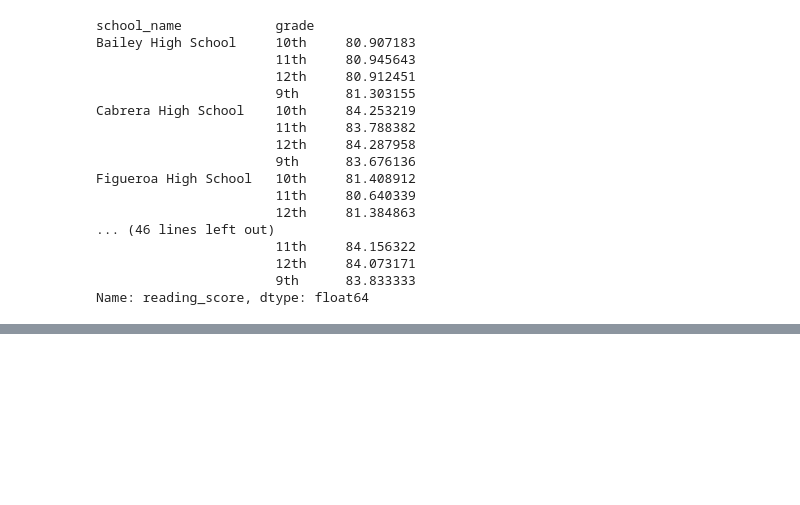
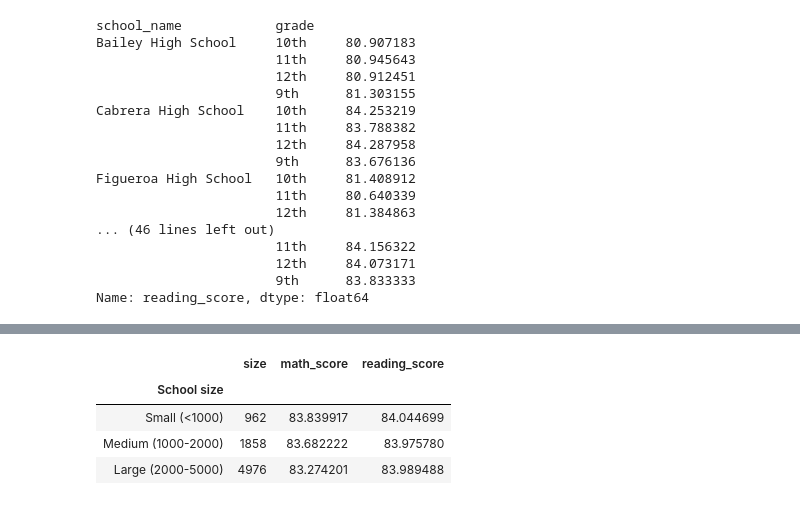
Before and after one commit to amolgupte/pandas-challenge-, a Jupyter notebook: PyCitySchools.ipynb, the cells around one changed output, grey strips where cells are left out. Cells and saved outputs as stored; diff of their text form; code cells hidden in the pictures; blank space fills up the shorter version.

```diff
--- a/PyCitySchools.ipynb
+++ b/PyCitySchools.ipynb
@@ -312,0 +354,14 @@ TypeError: You have to supply one of 'by' and 'level'
+# %%
+# Sample bins. Feel free to create your own bins.
+size_bins = [0, 1000, 2000, 5000]
+group_names = ["Small (<1000)", "Medium (1000-2000)", "Large (2000-5000)"]
+# %%
+df6["School size"] = pd.cut(df6["size"], size_bins, labels=group_names)
+df6_summary_groupby=df6.groupby(["School size"])
+df6_summary_groupby.max()
+# %% [output]
+|  | size | math_score | reading_score |
+| School size |  |  |  |
+| Small (<1000) | 962 | 83.839917 | 84.044699 |
+| Medium (1000-2000) | 1858 | 83.682222 | 83.975780 |
+| Large (2000-5000) | 4976 | 83.274201 | 83.989488 |
```
Also changed, not shown: parts of 17 cells of this notebook.
